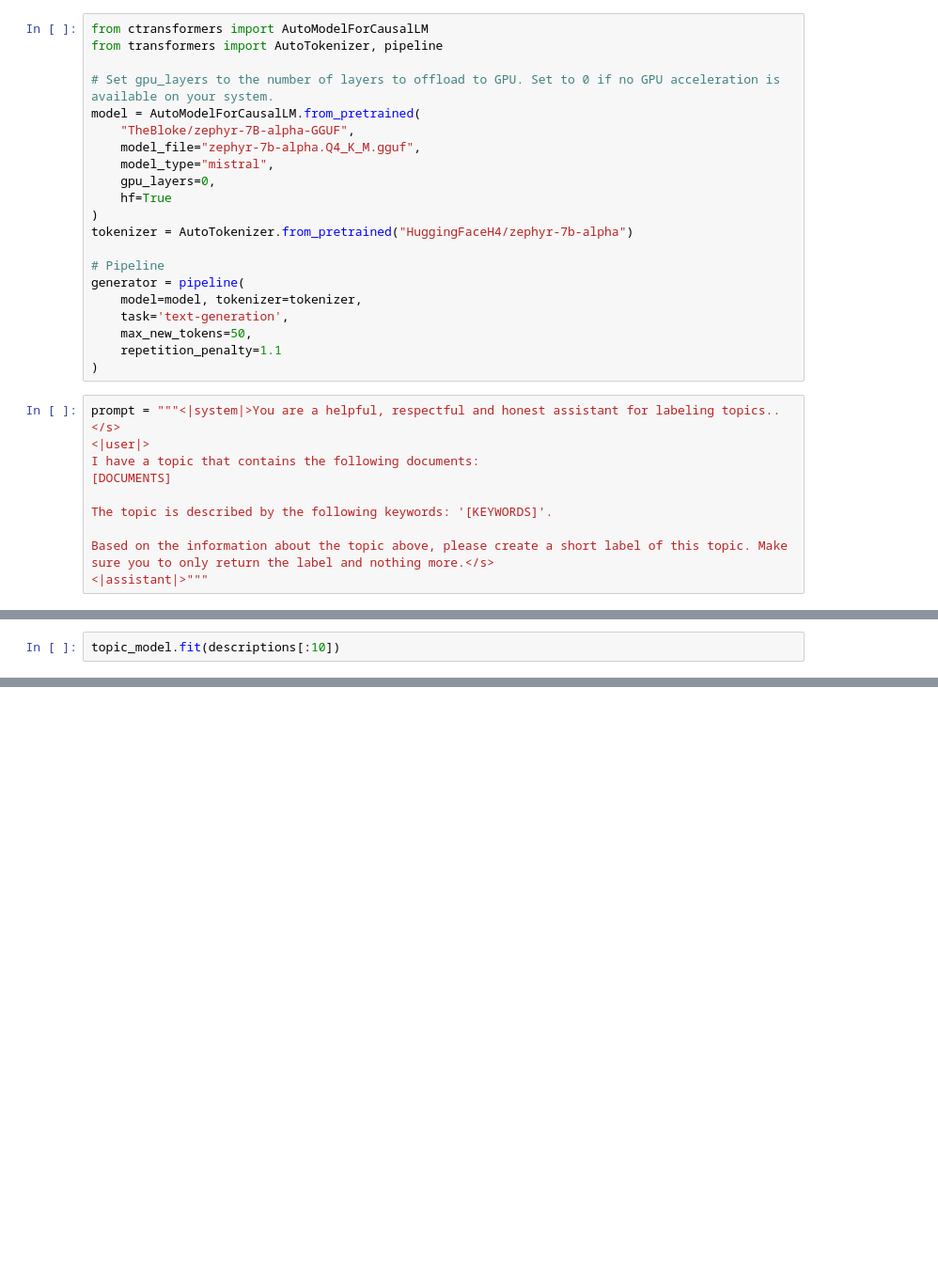
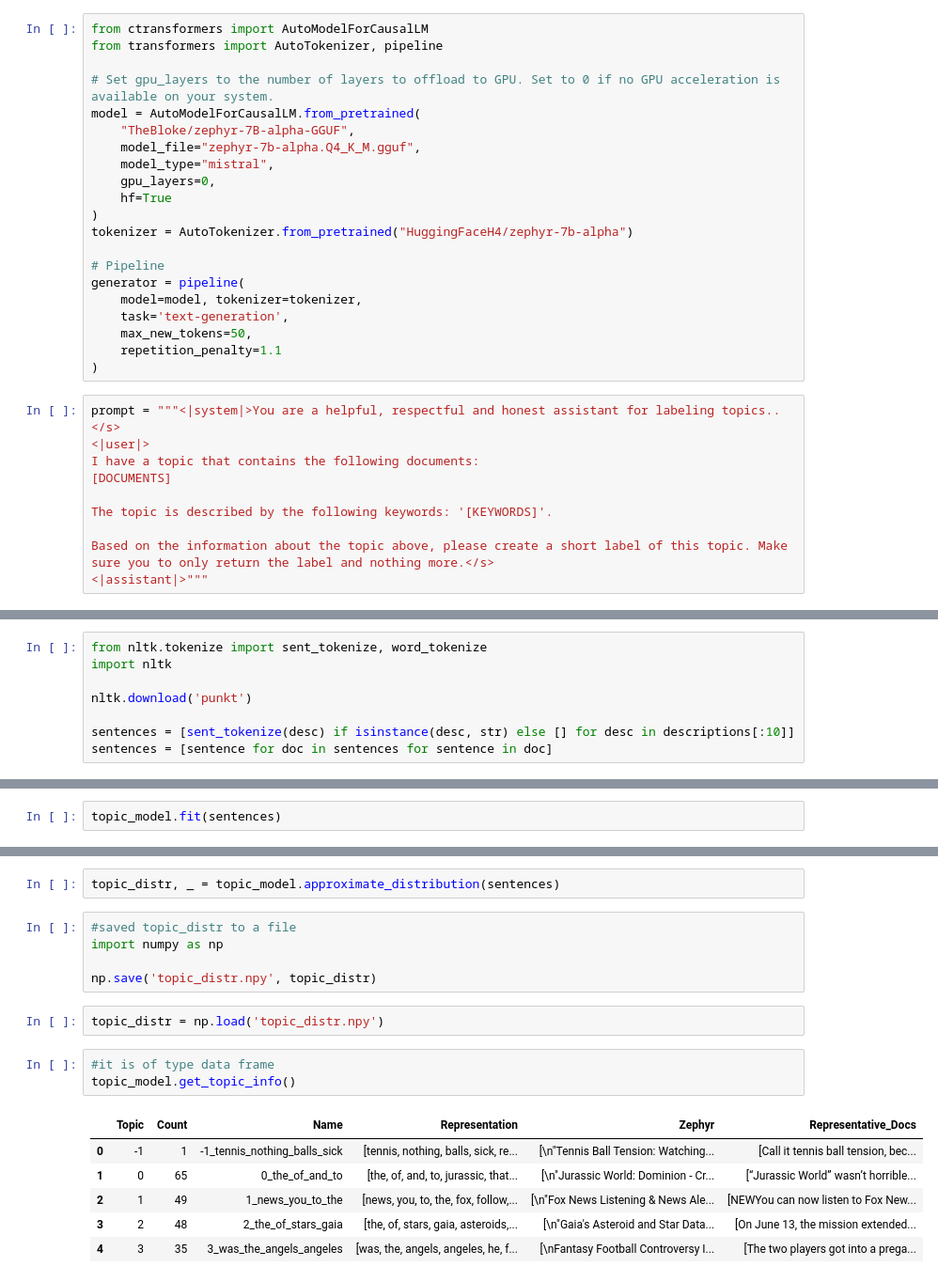
Before and after one commit to GeometricBison/jinship_sp2024, a Jupyter notebook: Zephyr.ipynb, the cells around one changed output, grey strips where cells are left out. Shown at 94% size. Cells and saved outputs as stored; diff of their text form; blank space fills up the shorter version.

```diff
--- a/Zephyr.ipynb
+++ b/Zephyr.ipynb
@@ -67,3 +61,11 @@ dataset = load_dataset("valurank/Topic_Classification")["train"]
 # Extract abstracts to train on and corresponding titles
 descriptions = dataset["article_text"]
 topics = dataset["topic"]
+# %%
+from nltk.tokenize import sent_tokenize, word_tokenize
+import nltk
+
+nltk.download('punkt')
+
+sentences = [sent_tokenize(desc) if isinstance(desc, str) else [] for desc in descriptions[:10]]
+sentences = [sentence for doc in sentences for sentence in doc]
@@ -70,3 +95,3 @@ topics = dataset["topic"]
 # %%
-topic_model.fit(descriptions[:10])
+topic_model.fit(sentences)
 # %% [output]
@@ -90 +115,20 @@ Number of tokens (7556) exceeded maximum context length (512).
 <bertopic._bertopic.BERTopic at 0x...>
+# %%
+topic_distr, _ = topic_model.approximate_distribution(sentences)
+# %%
+#saved topic_distr to a file
+import numpy as np
+
+np.save('topic_distr.npy', topic_distr)
+# %%
+topic_distr = np.load('topic_distr.npy')
+# %%
+#it is of type data frame
+topic_model.get_topic_info()
+# %% [output]
+|  | Topic | Count | Name | Representation | Zephyr | Representative_Docs |
+| 0 | -1 | 1 | -1_tennis_nothing_balls_sick | [tennis, nothing, balls, sick, re... | [\n"Tennis Ball Tension: Watching... | [Call it tennis ball tension, bec... |
+| 1 | 0 | 65 | 0_the_of_and_to | [the, of, and, to, jurassic, that... | [\n"Jurassic World: Dominion - Cr... | [“Jurassic World” wasn’t horrible... |
+| 2 | 1 | 49 | 1_news_you_to_the | [news, you, to, the, fox, follow,... | [\n"Fox News Listening & News Ale... | [NEWYou can now listen to Fox New... |
+| 3 | 2 | 48 | 2_the_of_stars_gaia | [the, of, stars, gaia, asteroids,... | [\n"Gaia's Asteroid and Star Data... | [On June 13, the mission extended... |
+| 4 | 3 | 35 | 3_was_the_angels_angeles | [was, the, angels, angeles, he, f... | [\nFantasy Football Controversy I... | [The two players got into a prega... |
```
Also changed, not shown: parts of 8 cells of this notebook, 3 other files.
